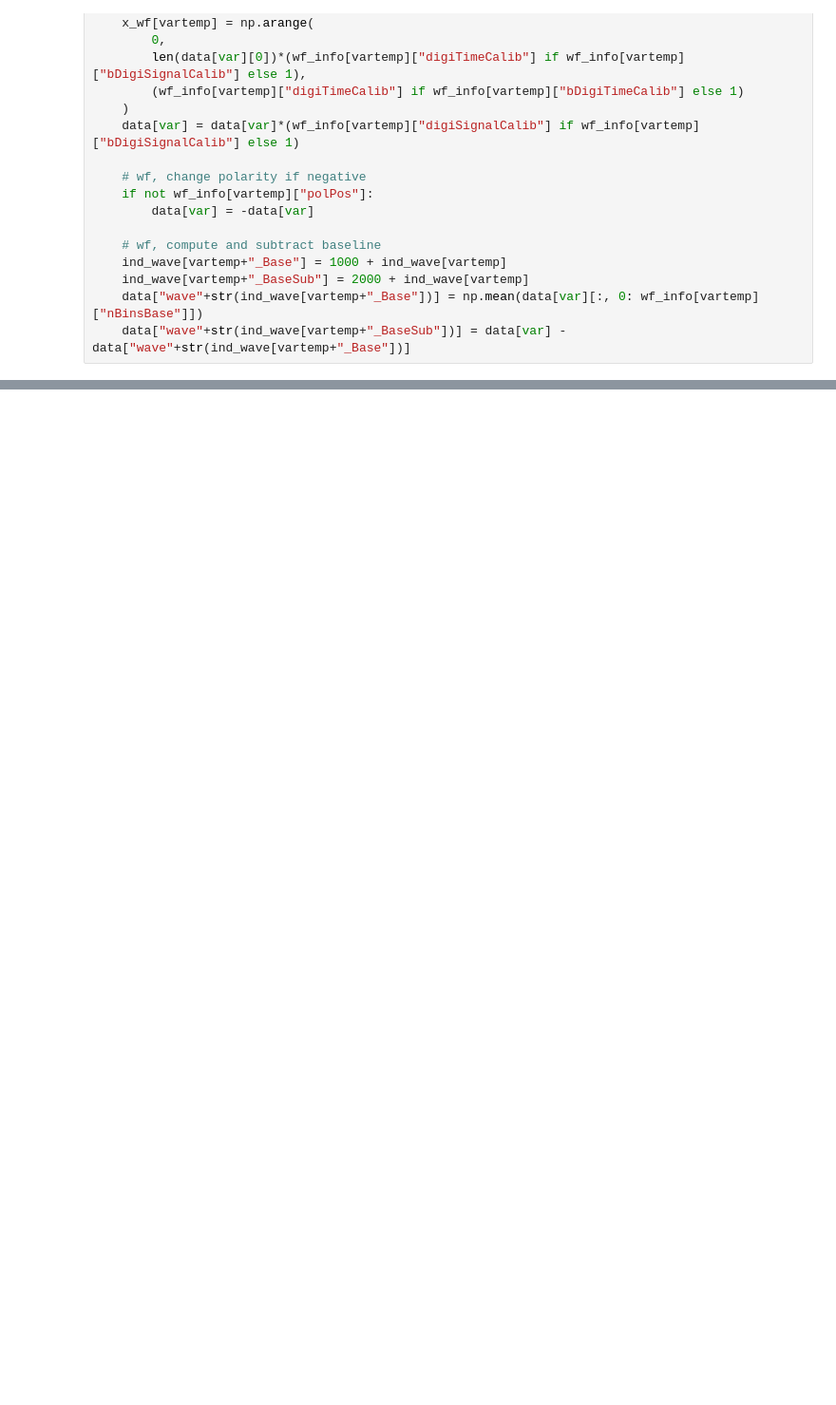
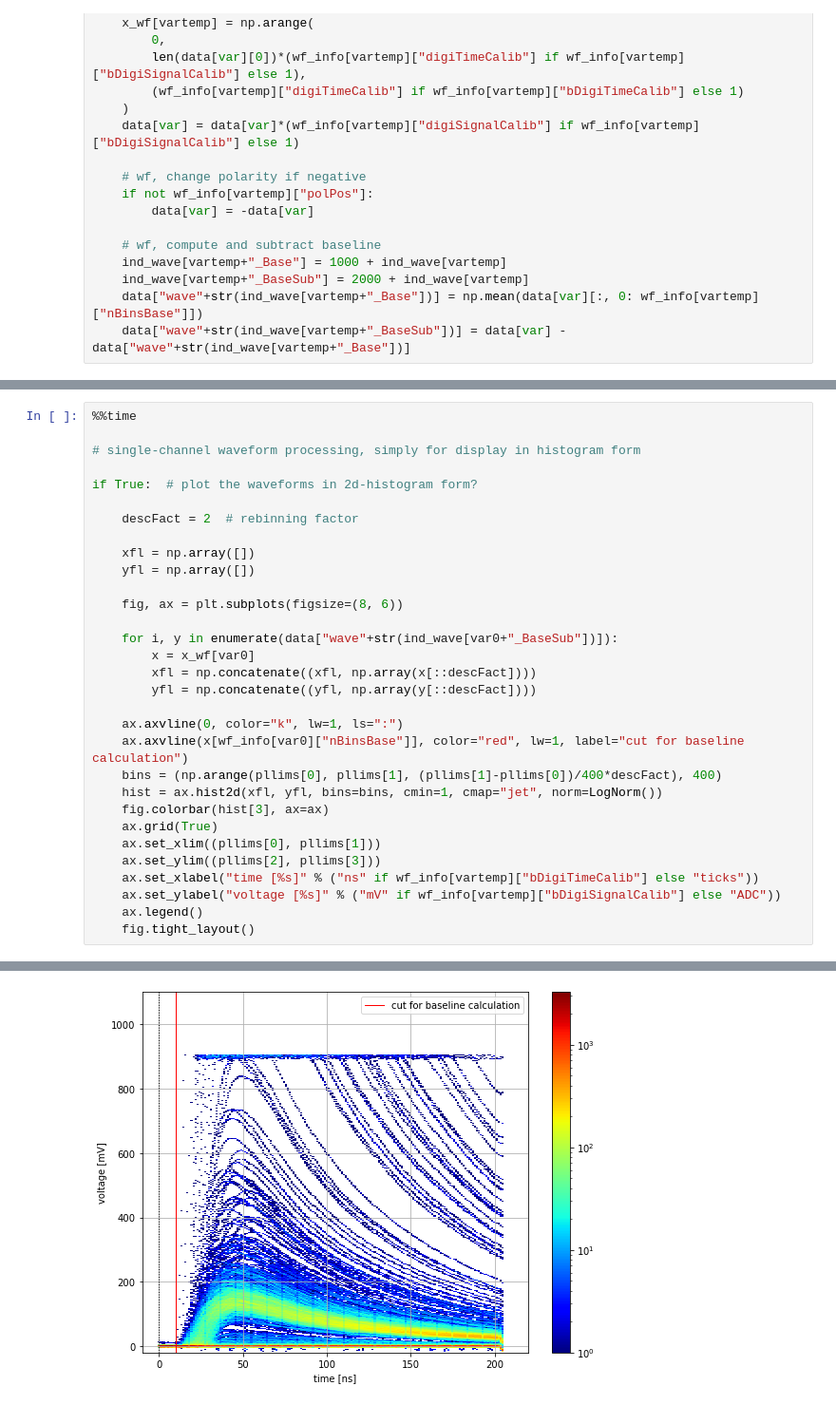
Before and after one commit to mattiasoldani/succobt, a Jupyter notebook: wf_analysis_preliminary/wf_analysis_preliminary.ipynb, the cells around one changed output, grey strips where cells are left out. Shown: that part at 95% size. Drawn from its saved outputs; the diff is of its cells as text; blank space fills up the shorter version.

```diff
--- a/wf_analysis_preliminary/wf_analysis_preliminary.ipynb
+++ b/wf_analysis_preliminary/wf_analysis_preliminary.ipynb
@@ -363,0 +243,32 @@ PH spectrum after pedestal subtraction:
+# %%
+%%time
+
+# single-channel waveform processing, simply for display in histogram form
+
+if True:  # plot the waveforms in 2d-histogram form?
+
+    descFact = 2  # rebinning factor
+
+    xfl = np.array([])
+    yfl = np.array([])
+
+    fig, ax = plt.subplots(figsize=(8, 6))
+
+    for i, y in enumerate(data["wave"+str(ind_wave[var0+"_BaseSub"])]):
+        x = x_wf[var0]
+        xfl = np.concatenate((xfl, np.array(x[::descFact])))
+        yfl = np.concatenate((yfl, np.array(y[::descFact])))
+
+    ax.axvline(0, color="k", lw=1, ls=":")
+    ax.axvline(x[wf_info[var0]["nBinsBase"]], color="red", lw=1, label="cut for baseline calculation")
+    bins = (np.arange(pllims[0], pllims[1], (pllims[1]-pllims[0])/400*descFact), 400)
+    hist = ax.hist2d(xfl, yfl, bins=bins, cmin=1, cmap="jet", norm=LogNorm())
+    fig.colorbar(hist[3], ax=ax)
+    ax.grid(True)
+    ax.set_xlim((pllims[0], pllims[1]))
+    ax.set_ylim((pllims[2], pllims[3]))
+    ax.set_xlabel("time [%s]" % ("ns" if wf_info[vartemp]["bDigiTimeCalib"] else "ticks"))
+    ax.set_ylabel("voltage [%s]" % ("mV" if wf_info[vartemp]["bDigiSignalCalib"] else "ADC"))
+    ax.legend()
+    fig.tight_layout()
+# %% [output]
@@ -363,0 +277 @@ PH spectrum after pedestal subtraction:
+[figure, added]
```
Also changed, not shown: parts of 10 cells of this notebook.
